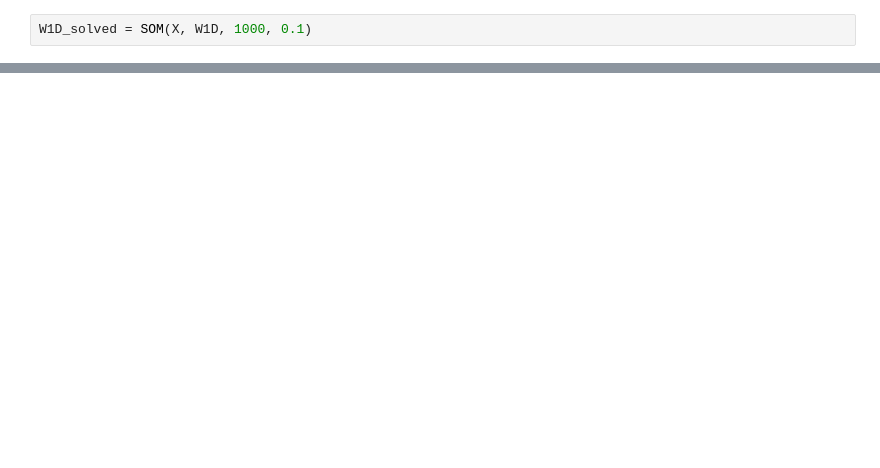
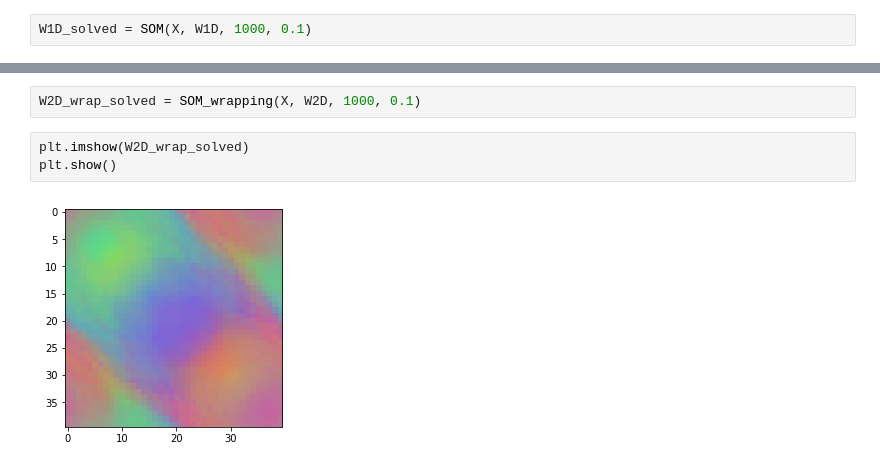
Before and after one commit to dfulu/assorted_mini_projects, a Jupyter notebook: SOM_colour.ipynb, the cells around one changed output, grey strips where cells are left out. Drawn from its saved outputs; the diff is of its cells as text; blank space fills up the shorter version.

```diff
--- a/SOM_colour.ipynb
+++ b/SOM_colour.ipynb
@@ -102,0 +170,7 @@ plt.show()
+# %%
+W2D_wrap_solved = SOM_wrapping(X, W2D, 1000, 0.1)
+# %%
+plt.imshow(W2D_wrap_solved)
+plt.show()
+# %% [output]
+[figure, added]
```
Also changed, not shown: parts of 21 cells of this notebook, 1 other file.
